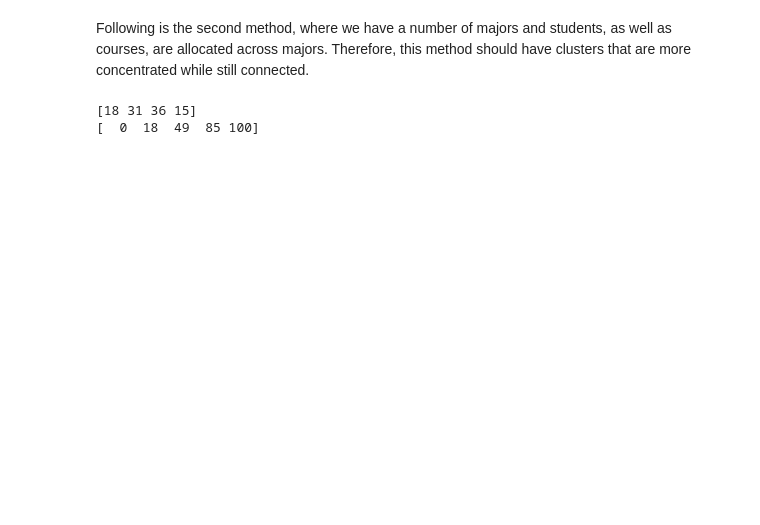
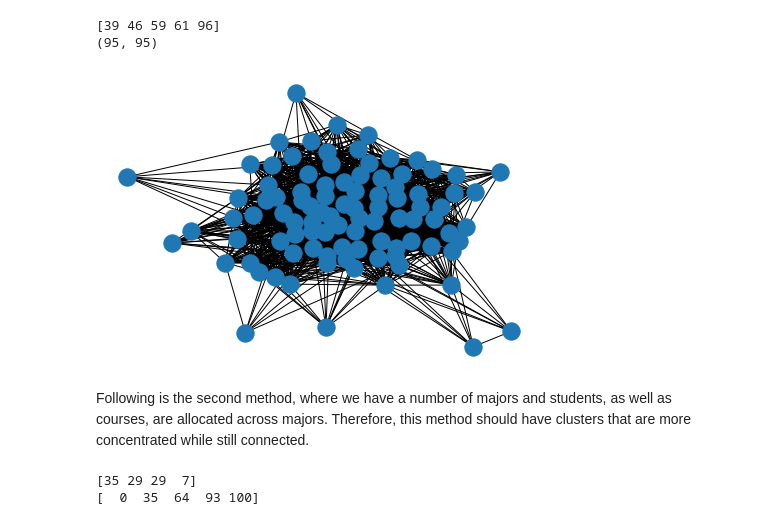
Before and after one commit to conlaw/OptimalDiseaseTesting, a Jupyter notebook: Simulating University Data.ipynb, the cells around one changed output. Saved outputs shown, nothing was run; the diff lists cells and outputs as text; code cells hidden in the pictures; blank space fills up the shorter version.

```diff
--- a/Simulating University Data.ipynb
+++ b/Simulating University Data.ipynb
@@ -64,9 +73,40 @@ nx.draw(G1)
+# %%
+#plot A1, but exclude those are not connected to the rest of graph,
+excludeNode1=sum(A1)==0
+#print(excludeNode1)
+excludeNodeIndex=np.where(excludeNode1)[0]
+print(excludeNodeIndex)
+
+nodeLeft1=sum(excludeNode1==False)
+if nodeLeft1<N:
+    A1exclude=np.reshape(A1,(N,N))
+    A1exclude=np.delete(A1exclude,excludeNodeIndex,0)
+    A1exclude=np.delete(A1exclude,excludeNodeIndex,1)
+    #print(A1exclude)
+    print(A1exclude.shape)
+
+    G1v2=nx.Graph()
+    G1v2.add_nodes_from([i for i in range(nodeLeft1)])
+    #nx.draw(G)
+    for i in range(nodeLeft1):
+        for j in range(i, nodeLeft1):
+            if A1exclude[i,j]==1:
+                G1v2.add_edge(i,j)
+            else: continue
+
+    nx.draw(G1v2)
+# %% [output]
+[39 46 59 61 96]
+(95, 95)
+[figure, added]
 # %% [markdown]
 Following is the second method, where we have a number of majors and students, as well as courses, are allocated across majors. Therefore, this method should have clusters that are more concentrated while still connected.
 # %%
 M=4 #number of majors. Here in second method, we incorporate the ideas of having majors
 #and different students have priority taking their major core courses
 plug=0.1
+perc=0.8 #the percentage of students of each class that are limited to major students
+
 mp=np.append(np.repeat((1-plug)/(M-1),M-1),plug) #probability vector for each student to be one of the four major
 MS=np.random.multinomial(N,mp) #number of studetns randomly allocated to the M majors
 cumMS=np.cumsum(MS)
@@ -75,11 +115,12 @@ cumMS=np.insert(cumMS,0,0)
 print(MS)
 print(cumMS)
 
-
-A2=np.zeros((N,N))
+#create a vector of majors, to be used later when plotting graph/network
+MSmajor=np.repeat(range(M),MS) #each int value denotes a major
+#print(MSmajor)
 # %% [output]
-[18 31 36 15]
-[  0  18  49  85 100]
+[35 29 29  7]
+[  0  35  64  93 100]
 # %%
 CS=np.random.multinomial(C,mp); #number of classes opened by the M majors respectively
 cumCS=np.cumsum(CS)
```
Also changed, not shown: parts of 14 cells of this notebook.
